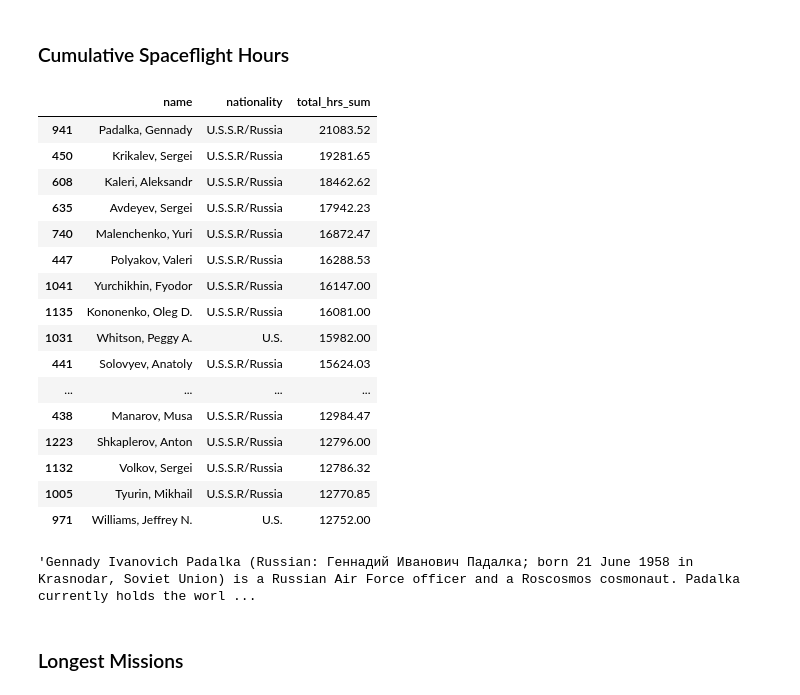
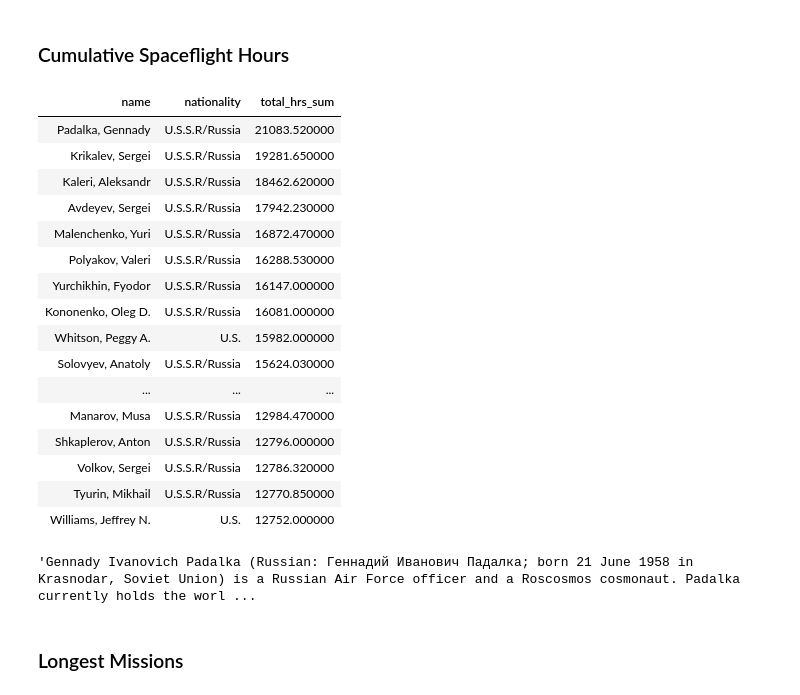
Before and after one commit to itak365/international_astronaut_db, a Jupyter notebook: astronauts_stats.ipynb, the cells around one changed output. Saved outputs shown, nothing was run; the diff lists cells and outputs as text; code cells hidden in the pictures.

```diff
--- a/astronauts_stats.ipynb
+++ b/astronauts_stats.ipynb
@@ -202,26 +203,26 @@ df4_mostmissions
 # %%
 df5 = astronaut_raw[['name', 'nationality','total_hrs_sum']].drop_duplicates(subset=['name'], keep= 'first')
 df5_mosttime = df5.nlargest(20, 'total_hrs_sum')
-df5_mosttime
+df5_mosttime.style.hide_index()
 wiki.summary(df5.nlargest(1, 'total_hrs_sum')['name'], sentences=2)
 # %% [output]
-|  | name | nationality | total_hrs_sum |
-| 941 | Padalka, Gennady | U.S.S.R/Russia | 21083.52 |
-| 450 | Krikalev, Sergei | U.S.S.R/Russia | 19281.65 |
-| 608 | Kaleri, Aleksandr | U.S.S.R/Russia | 18462.62 |
-| 635 | Avdeyev, Sergei | U.S.S.R/Russia | 17942.23 |
-| 740 | Malenchenko, Yuri | U.S.S.R/Russia | 16872.47 |
-| 447 | Polyakov, Valeri | U.S.S.R/Russia | 16288.53 |
-| 1041 | Yurchikhin, Fyodor | U.S.S.R/Russia | 16147.00 |
-| 1135 | Kononenko, Oleg D. | U.S.S.R/Russia | 16081.00 |
-| 1031 | Whitson, Peggy A. | U.S. | 15982.00 |
-| 441 | Solovyev, Anatoly | U.S.S.R/Russia | 15624.03 |
-| ... | ... | ... | ... |
-| 438 | Manarov, Musa | U.S.S.R/Russia | 12984.47 |
-| 1223 | Shkaplerov, Anton | U.S.S.R/Russia | 12796.00 |
-| 1132 | Volkov, Sergei | U.S.S.R/Russia | 12786.32 |
-| 1005 | Tyurin, Mikhail | U.S.S.R/Russia | 12770.85 |
-| 971 | Williams, Jeffrey N. | U.S. | 12752.00 |
+| name | nationality | total_hrs_sum |
+| Padalka, Gennady | U.S.S.R/Russia | 21083.520000 |
+| Krikalev, Sergei | U.S.S.R/Russia | 19281.650000 |
+| Kaleri, Aleksandr | U.S.S.R/Russia | 18462.620000 |
+| Avdeyev, Sergei | U.S.S.R/Russia | 17942.230000 |
+| Malenchenko, Yuri | U.S.S.R/Russia | 16872.470000 |
+| Polyakov, Valeri | U.S.S.R/Russia | 16288.530000 |
+| Yurchikhin, Fyodor | U.S.S.R/Russia | 16147.000000 |
+| Kononenko, Oleg D. | U.S.S.R/Russia | 16081.000000 |
+| Whitson, Peggy A. | U.S. | 15982.000000 |
+| Solovyev, Anatoly | U.S.S.R/Russia | 15624.030000 |
+| ... | ... | ... |
+| Manarov, Musa | U.S.S.R/Russia | 12984.470000 |
+| Shkaplerov, Anton | U.S.S.R/Russia | 12796.000000 |
+| Volkov, Sergei | U.S.S.R/Russia | 12786.320000 |
+| Tyurin, Mikhail | U.S.S.R/Russia | 12770.850000 |
+| Williams, Jeffrey N. | U.S. | 12752.000000 |
 'Gennady Ivanovich Padalka (Russian: Гeннадий Иванович Падалка; born 21 June 1958 in Krasnodar, Soviet Union) is a Russian Air Force officer and a Roscosmos cosmonaut. Padalka currently holds the worl ...
 # %% [markdown]
 ### Longest Missions
```
Also changed, not shown: parts of 10 cells of this notebook.
